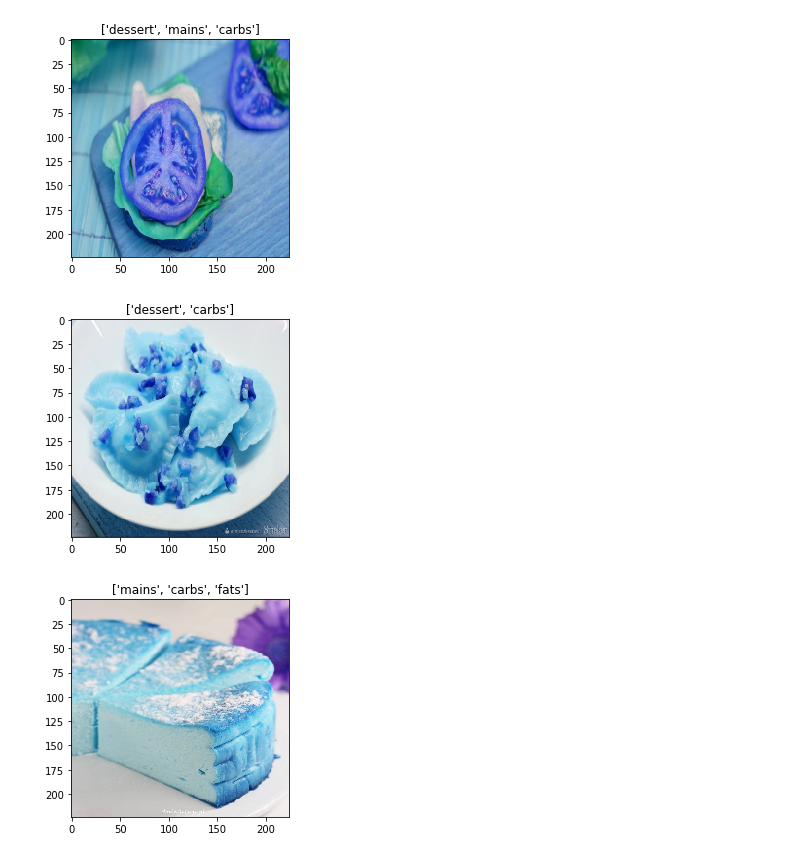
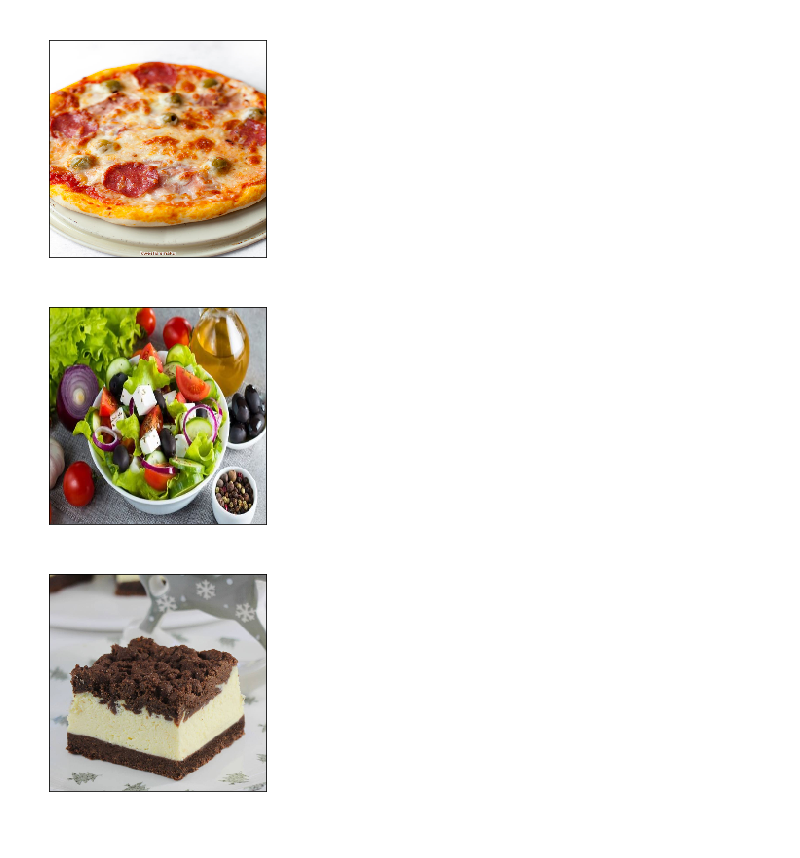
Before and after one commit to tableClothed/food--multiclassification, a Jupyter notebook: predict.ipynb, the cells around one changed output. Saved outputs shown, nothing was run; the diff lists cells and outputs as text; code cells hidden in the pictures; blank space fills up the shorter version.

```diff
--- a/predict.ipynb
+++ b/predict.ipynb
@@ -48,21 +32,25 @@ for img in os.listdir(DIR):
     image = os.path.join(DIR, img)
     image = cv2.imread(image)
     image = cv2.resize(image, (224, 224))
+    imgs_to_show.append(image)
     image = img_to_array(image)
-    imgs_to_show.append(image)
     image = np.expand_dims(image, axis=0)
     imgs_to_predict.append(image)
 imgs_to_predict = np.array(imgs_to_predict, dtype="float") /255.0
-imgs_to_show = np.array(imgs_to_show, dtype="float") /255.0
+# imgs_to_show = np.array(imgs_to_show, dtype="float") /255.0
 # %%
 for i in range(len(imgs_to_predict)):
     prediction = np.round(model.predict(imgs_to_predict[i]))
     prediction = prediction[0]
     labels = [categories[j] for j in range(len(prediction)) if prediction[j]==1 ]
-    plt.title(labels)
-    plt.imshow(imgs_to_show[i])
+    t = plt.title(labels)
+    plt.setp(t, color='w')
+    img = cv2.cvtColor(imgs_to_show[i], cv2.COLOR_BGR2RGB)
+    plt.xticks([])
+    plt.yticks([])
+    plt.imshow(img)
     plt.show()
 # %% [output]
-[figure, old version]
+[figure, new version]
-[figure, old version]
+[figure, new version]
-[figure, old version]
+[figure, new version]
```
Also changed, not shown: parts of 1 cell of this notebook, 7 other files.
